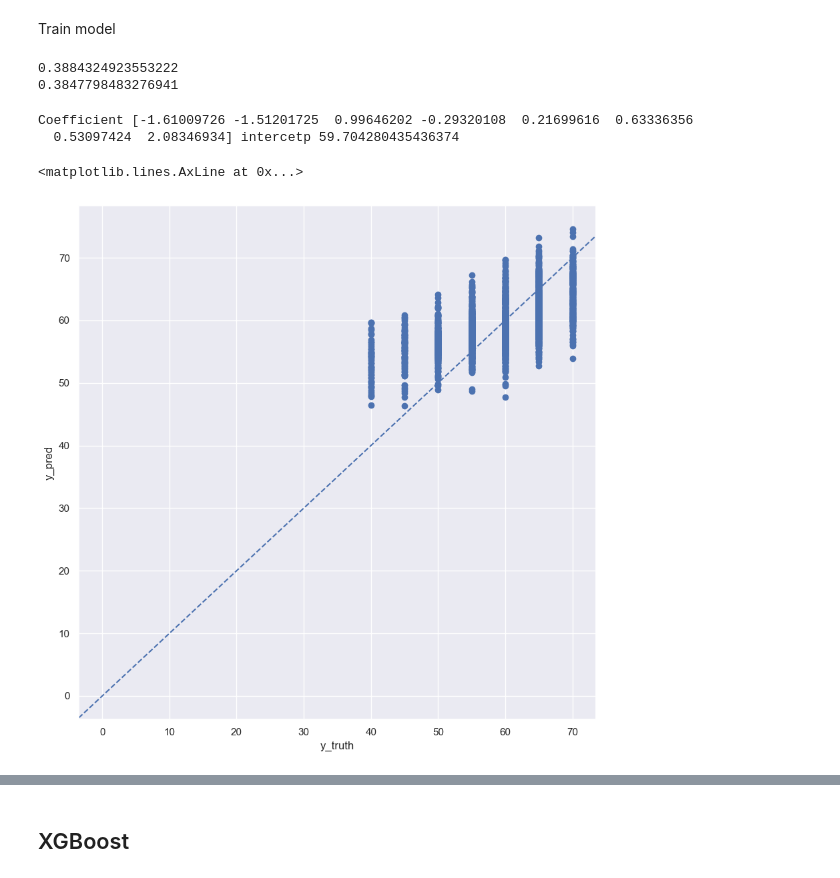
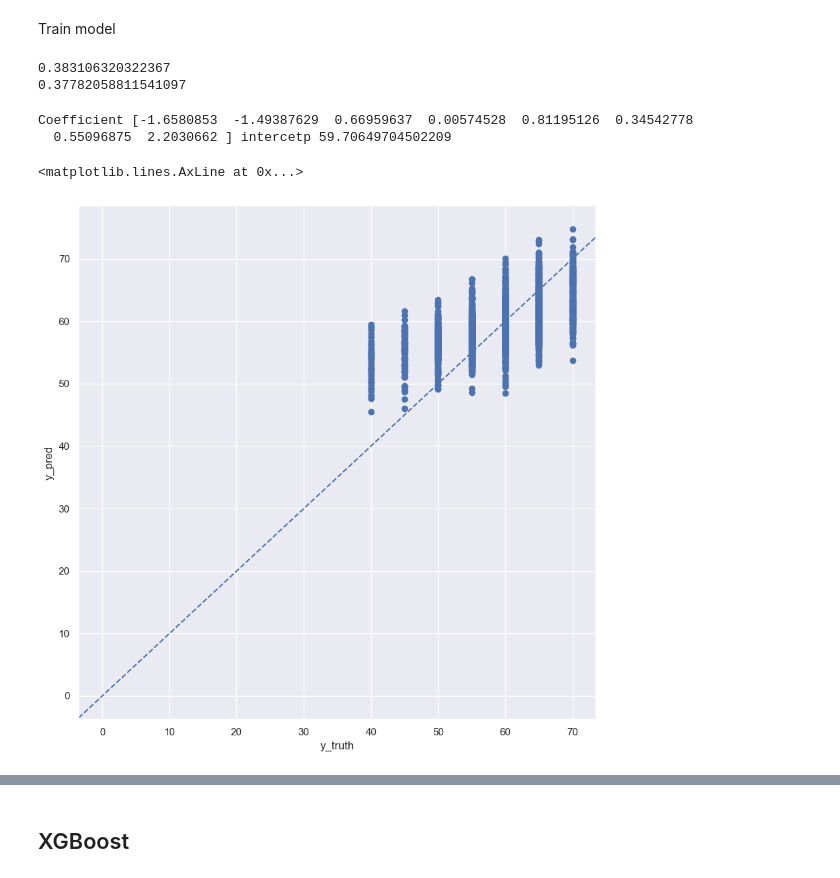
Before and after one commit to AndreaCutroni/ML-Noise-Prediction, a Jupyter notebook: notebooks/_elena/04_SL_regression.ipynb, the cells around one changed output, grey strips where cells are left out. Cells and saved outputs as stored; diff of their text form; code cells hidden in the pictures.

```diff
--- a/notebooks/_elena/04_SL_regression.ipynb
+++ b/notebooks/_elena/04_SL_regression.ipynb
@@ -69,6 +66,6 @@ memory usage: 1.2 MB
 Prepare data
 # %%
 # Select the (independant) features that we are going to use to train the model
-X = data.drop(columns=['road_id', 'road_length','noise_day','noise_evening', 'noise_night']) # keep only features
+X = data.drop(columns=['road_id', 'road_length','transport','noise_day','noise_evening', 'noise_night']) # keep only features
 X
 # %% [output]
@@ -185,26 +183,29 @@ model.fit(X_train, y_train)
 # Model performance on the test-set / This score is R^2
 print(model.score(X_train, y_train))
 print(model.score(X_test, y_test))
+
+score_linear = model.score(X_test, y_test)
 # %% [output]
-0.3884324923553222
-0.3847798483276941
+0.383106320322367
+0.37782058811541097
 # %%
 print("Coefficient", model.coef_, "intercetp",  model.intercept_)
 # %% [output]
-Coefficient [-1.61009726 -1.51201725  0.99646202 -0.29320108  0.21699616  0.63336356
-  0.53097424  2.08346934] intercetp 59.704280435436374
+Coefficient [-1.6580853  -1.49387629  0.66959637  0.00574528  0.81195126  0.34542778
+  0.55096875  2.2030662 ] intercetp 59.70649704502209
 # %%
 # We can also inspect our results visually
 y_pred = model.predict(X_test)
-
+data_test['diff_linear'] = y_test - y_pred
+data_test['noise_pred_linear'] = y_pred
 plt.scatter(y_test,y_pred)
 
 plt.xlabel("y_truth")
 plt.ylabel("y_pred")
 plt.axline((0,0), slope = 1, ls="--")
 # %% [output]
 <matplotlib.lines.AxLine at 0x...>
-[figure, old version]
+[figure, new version]
 # %%
 data_test.info()
 # %% [output]
```
Also changed, not shown: parts of 13 cells of this notebook, 6 other files.
